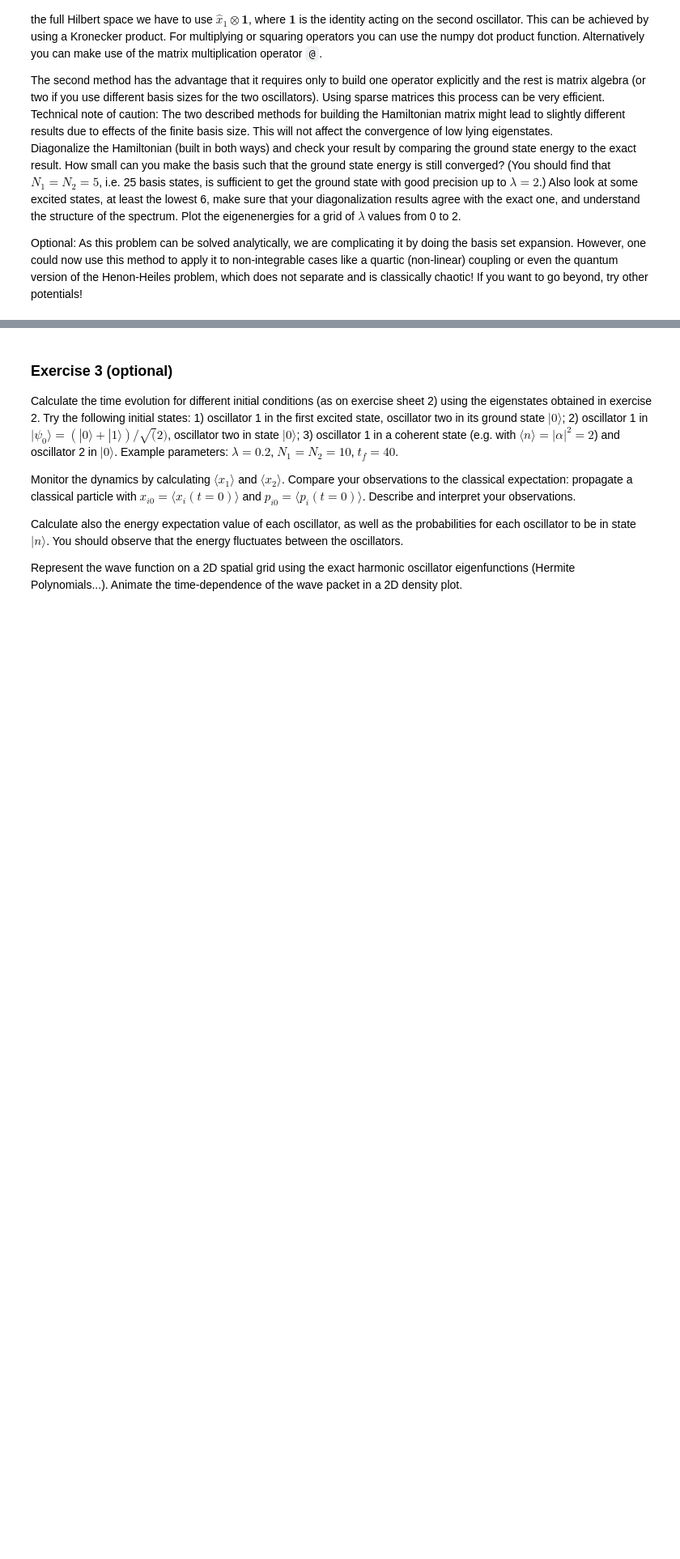
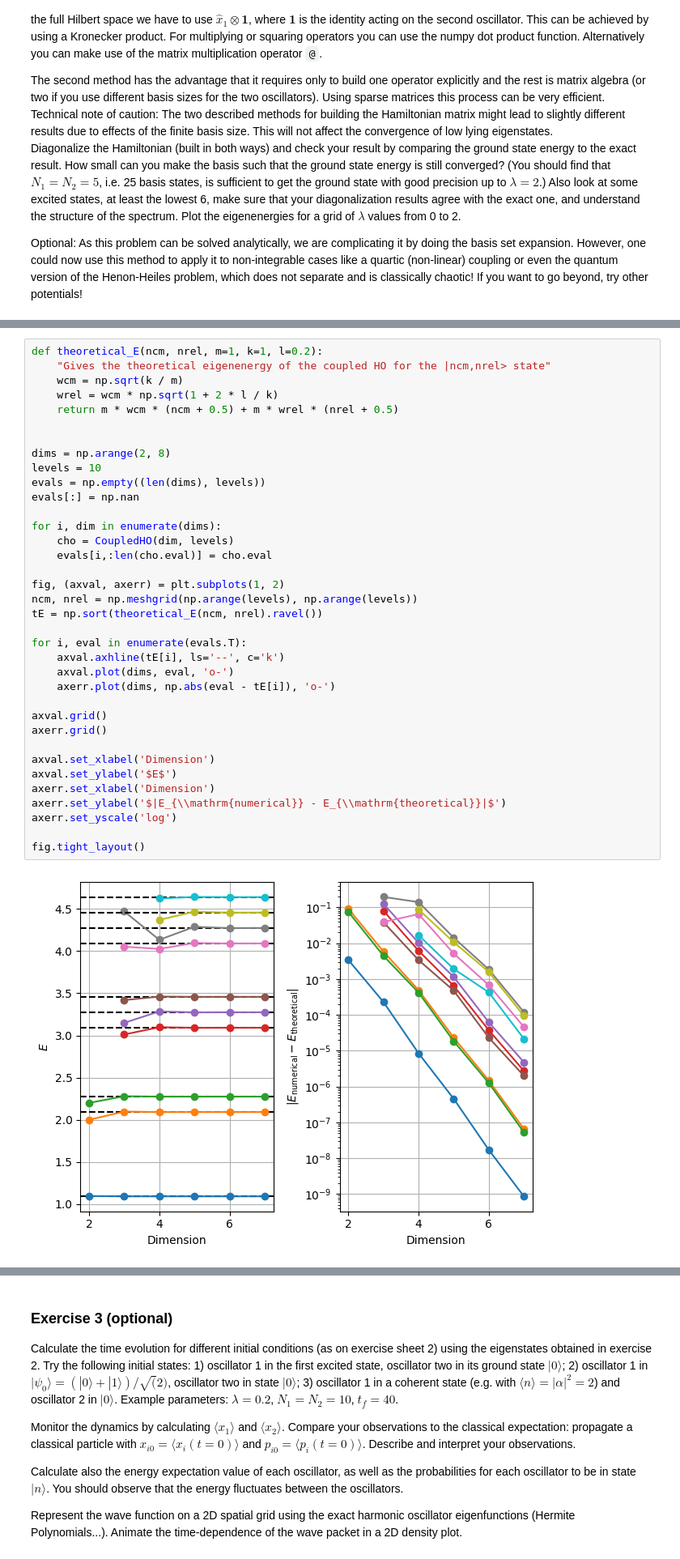
Before and after one commit to Kavefozogepezet/CQD_SS26, a Jupyter notebook: Notebooks/exercise4.ipynb, the cells around one changed output, grey strips where cells are left out. Shown at 81% size. Saved outputs shown, nothing was run; the diff lists cells and outputs as text; blank space fills up the shorter version.

```diff
--- a/Notebooks/exercise4.ipynb
+++ b/Notebooks/exercise4.ipynb
@@ -212,3 +262,41 @@ fig.tight_layout()
+# %%
+def theoretical_E(ncm, nrel, m=1, k=1, l=0.2):
+    "Gives the theoretical eigenenergy of the coupled HO for the |ncm,nrel> state"
+    wcm = np.sqrt(k / m)
+    wrel = wcm * np.sqrt(1 + 2 * l / k)
+    return m * wcm * (ncm + 0.5) + m * wrel * (nrel + 0.5)
+
+
+dims = np.arange(2, 8)
+levels = 10
+evals = np.empty((len(dims), levels))
+evals[:] = np.nan
+
+for i, dim in enumerate(dims):
+    cho = CoupledHO(dim, levels)
+    evals[i,:len(cho.eval)] = cho.eval
+
+fig, (axval, axerr) = plt.subplots(1, 2)
+ncm, nrel = np.meshgrid(np.arange(levels), np.arange(levels))
+tE = np.sort(theoretical_E(ncm, nrel).ravel())
+
+for i, eval in enumerate(evals.T):
+    axval.axhline(tE[i], ls='--', c='k')
+    axval.plot(dims, eval, 'o-')
+    axerr.plot(dims, np.abs(eval - tE[i]), 'o-')
+
+axval.grid()
+axerr.grid()
+
+axval.set_xlabel('Dimension')
+axval.set_ylabel('$E$')
+axerr.set_xlabel('Dimension')
+axerr.set_ylabel('$|E_{\\mathrm{numerical}} - E_{\\mathrm{theoretical}}|$')
+axerr.set_yscale('log')
+
+fig.tight_layout()
+# %% [output]
+[figure, added]
 # %%
 ls = np.linspace(0, 2, 100)
 
```
Also changed, not shown: parts of 13 cells of this notebook.
